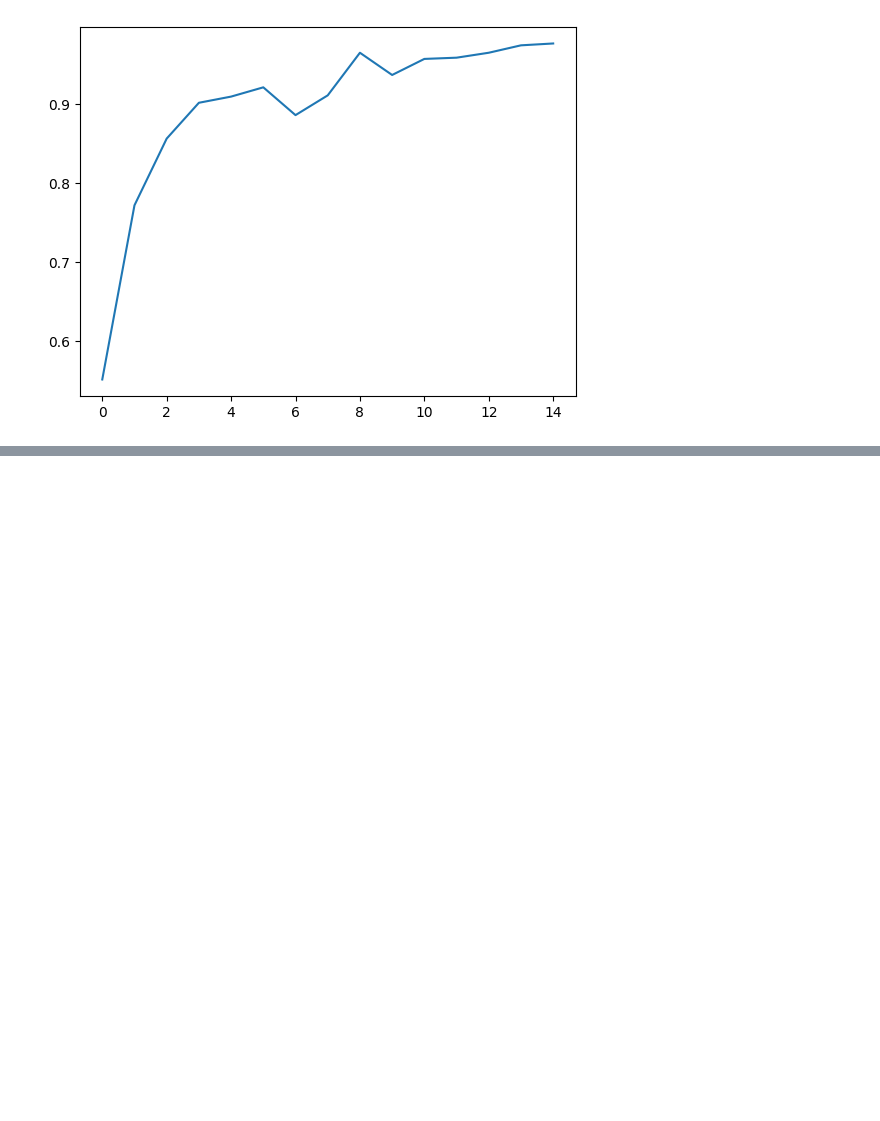
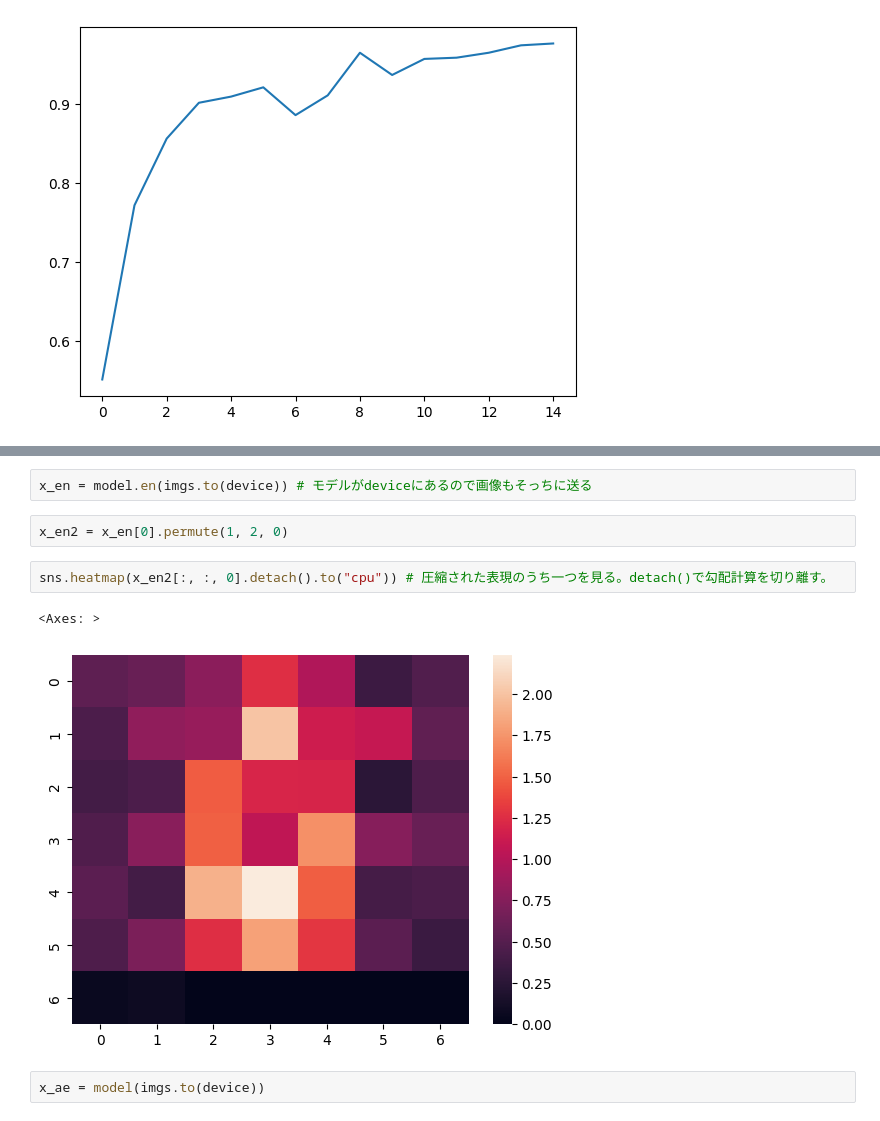
Before and after one commit to Pakeith0805/Study_PyTorch, a Jupyter notebook: main.ipynb, the cells around one changed output, grey strips where cells are left out. Cells and saved outputs as stored; diff of their text form; blank space fills up the shorter version.

```diff
--- a/main.ipynb
+++ b/main.ipynb
@@ -1094,0 +1221,11 @@ plt.plot(accs)
+# %%
+x_en = model.en(imgs.to(device)) # モデルがdeviceにあるので画像もそっちに送る
+# %%
+x_en2 = x_en[0].permute(1, 2, 0)
+# %%
+sns.heatmap(x_en2[:, :, 0].detach().to("cpu")) # 圧縮された表現のうち一つを見る。detach()で勾配計算を切り離す。
+# %% [output]
+<Axes: >
+[figure, added]
+# %%
+x_ae = model(imgs.to(device))
```
Also changed, not shown: parts of 29 cells of this notebook.
